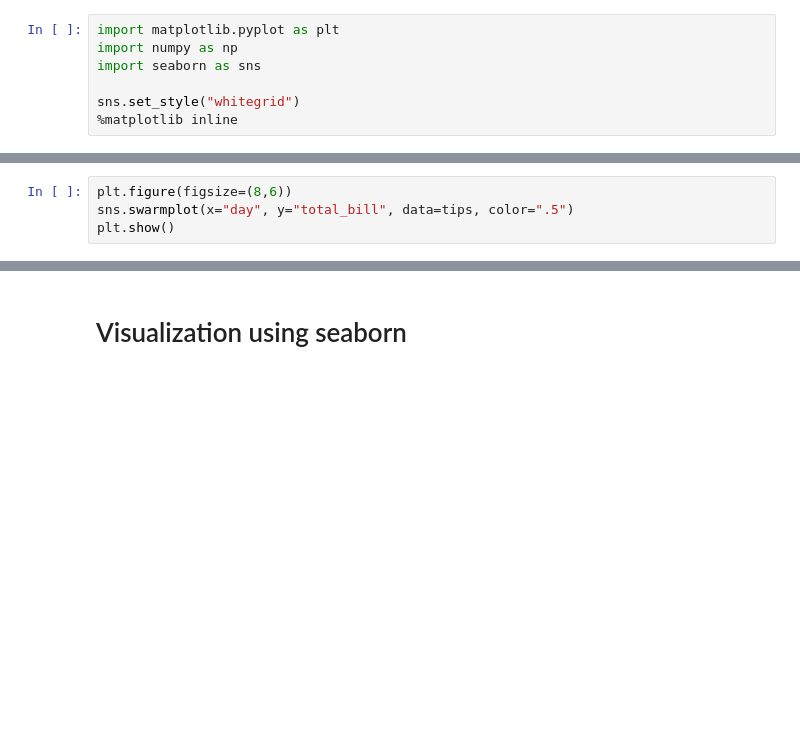
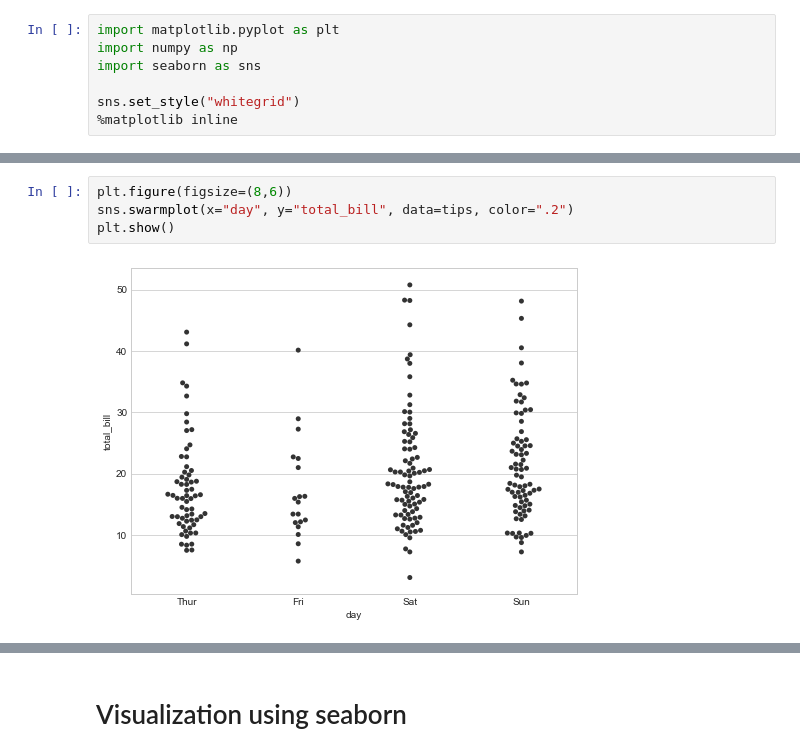
Before and after one commit to sportslove09/MgtDatabase2018, a Jupyter notebook: 데이터 분석2/서울시 범죄현황 분석_student.ipynb, the cells around one changed output, grey strips where cells are left out. Drawn from its saved outputs; the diff is of its cells as text; blank space fills up the shorter version.

```diff
--- a/데이터 분석2/서울시 범죄현황 분석_student.ipynb
+++ b/데이터 분석2/서울시 범죄현황 분석_student.ipynb
@@ -564,7 +629,9 @@ plt.show()
 # %%
 plt.figure(figsize=(8,6))
-sns.swarmplot(x="day", y="total_bill", data=tips, color=".5")
+sns.swarmplot(x="day", y="total_bill", data=tips, color=".2")
 plt.show()
+# %% [output]
+[figure, added]
 # %%
 plt.figure(figsize=(8,6))
 sns.boxplot(x="day", y="total_bill", data=tips)
```
Also changed, not shown: parts of 42 cells of this notebook.
